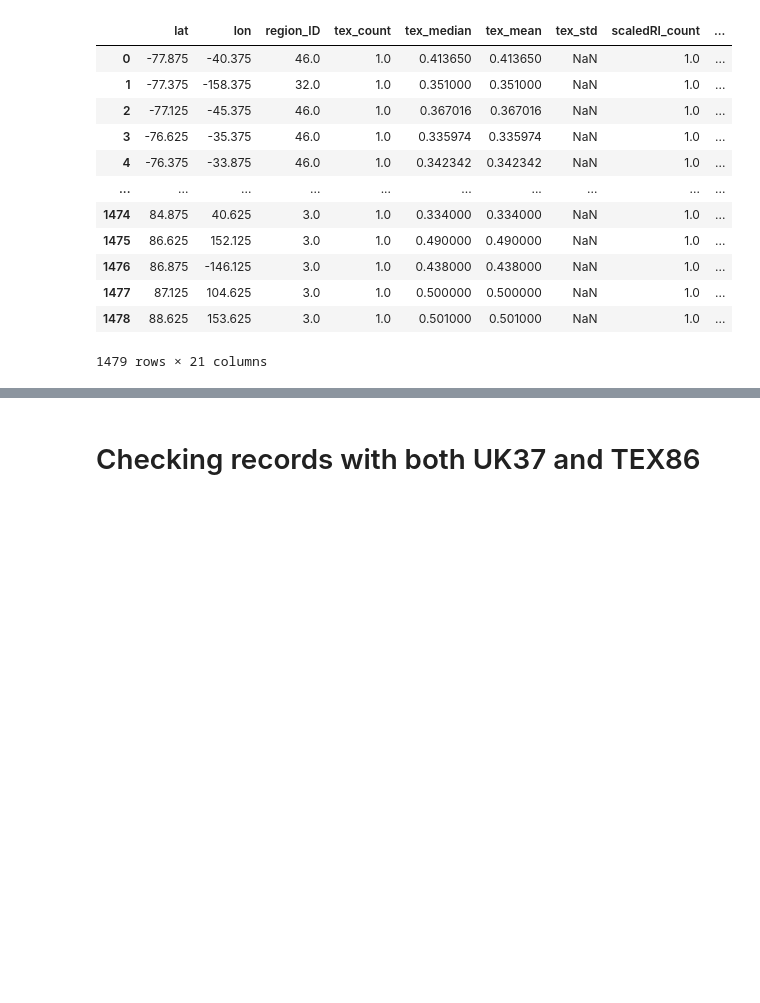
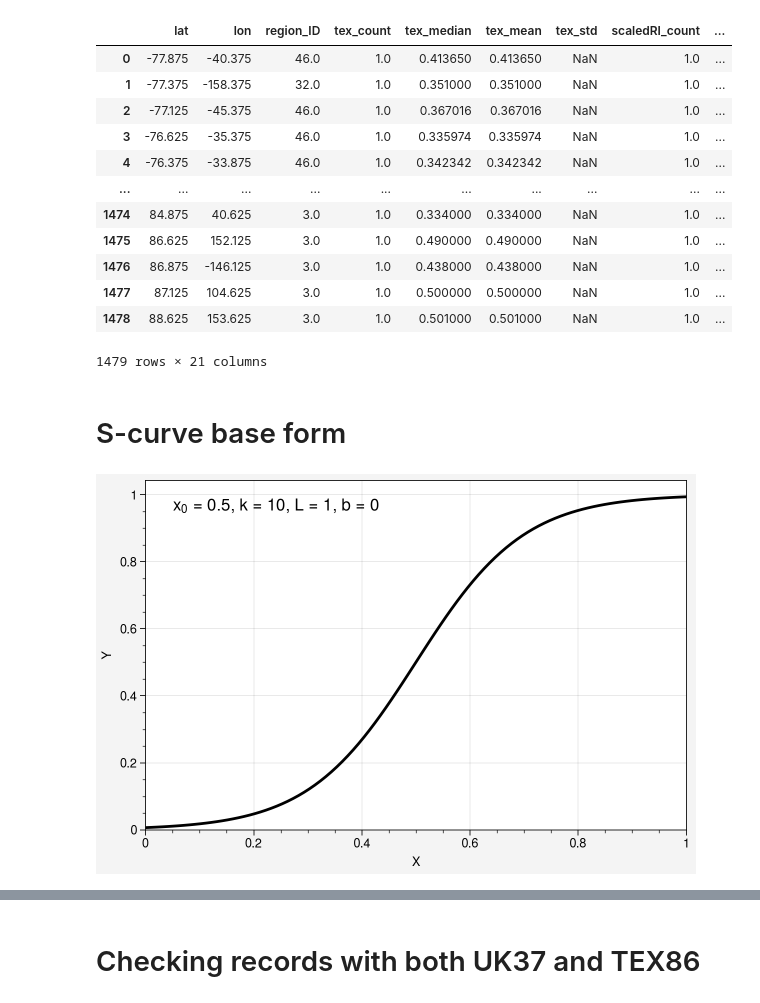
Before and after one commit to PaleoLipidRR/TEXAS, a Jupyter notebook: ipynb_files/culRI-Bayesian_visualizations.ipynb, the cells around one changed output, grey strips where cells are left out. Cells and saved outputs as stored; diff of their text form; code cells hidden in the pictures; blank space fills up the shorter version.

```diff
--- a/ipynb_files/culRI-Bayesian_visualizations.ipynb
+++ b/ipynb_files/culRI-Bayesian_visualizations.ipynb
@@ -526,3 +528,29 @@ coretop_df
 | 1477 | 87.125 | 104.625 | 3.0 | 1.0 | 0.500000 | 0.500000 | NaN | 1.0 | ... |
 | 1478 | 88.625 | 153.625 | 3.0 | 1.0 | 0.501000 | 0.501000 | NaN | 1.0 | ... |
 1479 rows × 21 columns
+# %% [markdown]
+# S-curve base form
+# %%
+xx = np.linspace(0,1,100)
+
+sel_x0 = 0.5
+sel_k = 10
+sel_L = 1
+sel_b = 0
+pred_y = logistic(xx, x0=sel_x0, k=sel_k, L=sel_L, b=sel_b)
+
+fig, axs = plot.subplots(figsize=(6, 4), nrows=1, ncols=1, sharex=True, sharey=True)
+
+ax = axs[0]
+ax.plot(xx, pred_y, color='k', lw=2)
+label = f'x$_{0}$ = {sel_x0}, k = {sel_k}, L = {sel_L}, b = {sel_b}'
+ax.text(0.05, 0.95, label,
+        transform=ax.transAxes, fontsize=12,
+        ha='left', va='top')
+ax.format(
+    xlabel='X',
+    ylabel='Y',
+    ymin=0
+)
+# %% [output]
+[figure, added]
```
Also changed, not shown: parts of 12 cells of this notebook, 22 other files.
